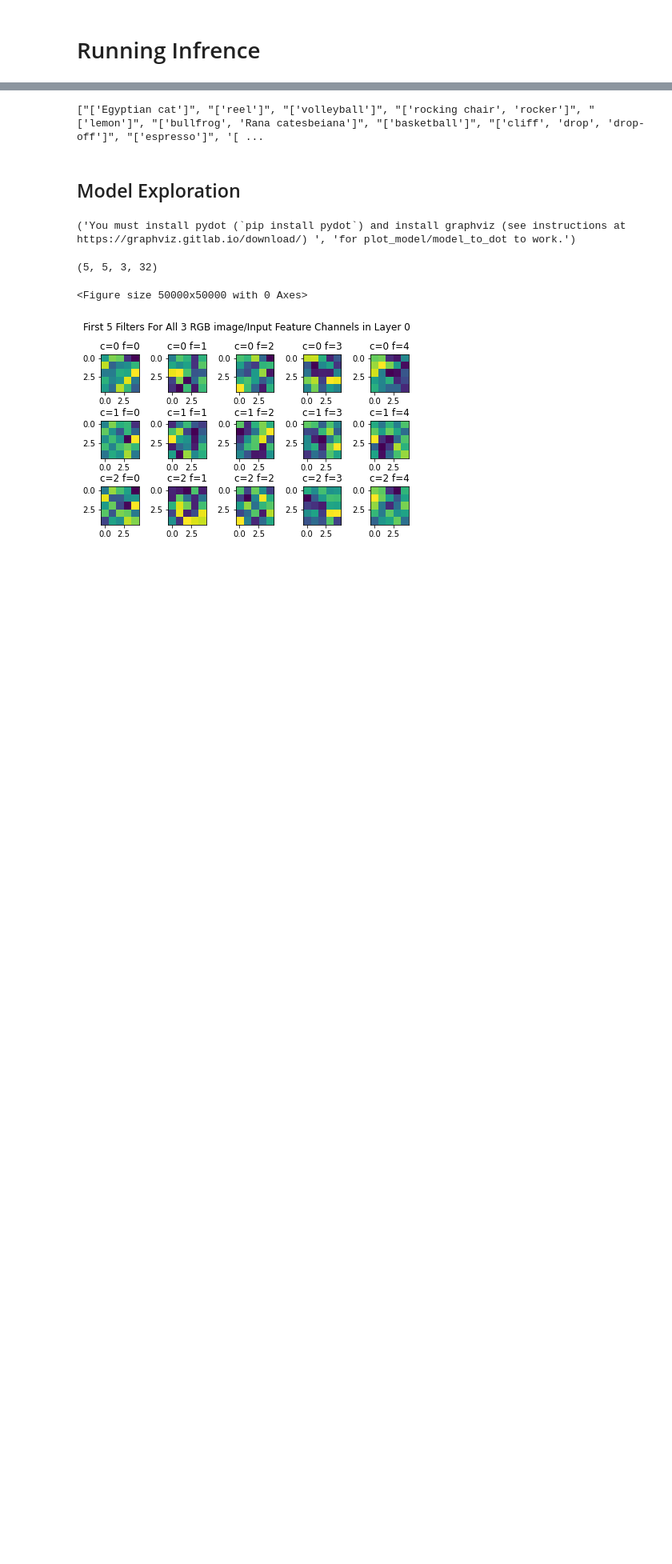
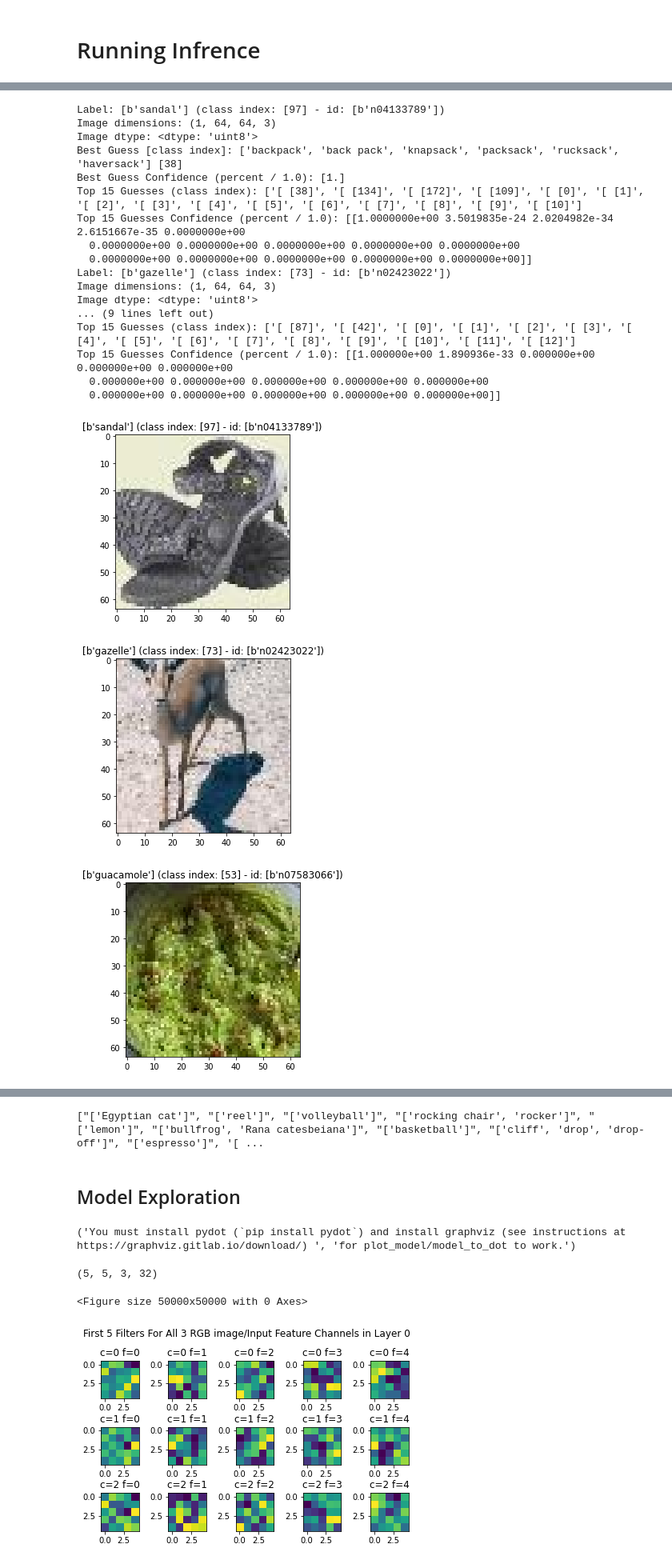
Before and after one commit to owenhenning/cpre487, a Jupyter notebook: lab01/487_lab1_Q.ipynb, the cells around one changed output, grey strips where cells are left out. Shown at 80% size. Drawn from its saved outputs; the diff is of its cells as text; code cells hidden in the pictures; blank space fills up the shorter version.

```diff
--- a/lab01/487_lab1_Q.ipynb
+++ b/lab01/487_lab1_Q.ipynb
@@ -191,10 +191,12 @@ for index, img_data in enumerate(sample_imgs):
     img_file = open(os.path.join(img_dir, f'image_{index}.bin'), 'wb')
 
     # TODO: Your Code Here
-    sample_imgs.append(img_data)
-    image, label, id, label_name = img_data["image"], img_data["label"], img_data["id"], img_data["metadata"]['label_name']
 
-    img_file.write()
+    array = image.numpy()
+    flatArr = np.ndarray.flatten(array)
+    binary = np.vectorize(np.binary_repr)(flatArr)
+
+    img_file.write(binary)
 
     img_file.close()
 
@@ -213,9 +215,13 @@ metadata_file.close()
 model_path = os.path.abspath("CNN_TinyImageNet_2.h5")
 
 # TODO: Your Code Here
-#model =
+model = tf.keras.models.load_model(model_path)
+
 
 # TODO: Print a summary of the model
 # NOTE: https://www.tensorflow.org/versions/r2.6/api_docs/python/tf/keras/Model
 
 # TODO: Your Code Here
+
+
+model.summary()
@@ -288,0 +276,64 @@ Top 10: 1183.1147164536742
+# %%
+# TODO: Run infrence for our previous 3 sample images
+
+# TODO: Your Code Here
+
+
+for index, img_data in enumerate(sample_imgs):
+    img_info(img_data)
+    print(f'Image dimensions: {image.shape}')
+    print(f'Image dtype: {image.dtype}')
+
+    # Make a prediction
+    pred = model.predict(img_data["image"])
+    # print(f'Raw 200 Class Weighted Prediction:\n{pred}') # Uncomment to see the raw prediction
+
+    # What is out best guess?
+    best_guess = tf.math.argmax(pred, axis=1).numpy() # Our output is 200 weighted value, we want the most likely
+    print(f'Best Guess [class index]: {class_names[best_guess[0]]} [{best_guess[0]}]')
+    print(f'Best Guess Confidence (percent / 1.0): {pred[0][best_guess]}')
+
+    # What are our top 15 guesses?
+    top_15 = tf.math.top_k(pred, k=15)
+    print(f'Top 15 Guesses (class index): {[f"{class_names[idx][0]} [{idx}]" for idx in top_15.indices[0]]}')
+    print(f'Top 15 Guesses Confidence (percent / 1.0): {top_15.values}')
+
+
+
+# for example in ds_val.batch(1).take(3):
+#     img_info(example)
+
+#     # Make a prediction
+#     pred = model.predict(example["image"])
+#     # print(f'Raw 200 Class Weighted Prediction:\n{pred}') # Uncomment to see the raw prediction
+
+#     # What is out best guess?
+#     best_guess = tf.math.argmax(pred, axis=1).numpy() # Our output is 200 weighted value, we want the most likely
+#     print(f'Best Guess [class index]: {class_names[best_guess[0]]} [{best_guess[0]}]')
+#     print(f'Best Guess Confidence (percent / 1.0): {pred[0][best_guess]}')
+
+#     # What are our top 15 guesses?
+#     top_15 = tf.math.top_k(pred, k=15)
+#     print(f'Top 15 Guesses (class index): {[f"{class_names[idx][0]} [{idx}]" for idx in top_15.indices[0]]}')
+#     print(f'Top 15 Guesses Confidence (percent / 1.0): {top_15.values}')
+# %% [output]
+Label: [b'sandal'] (class index: [97] - id: [b'n04133789'])
+Image dimensions: (1, 64, 64, 3)
+Image dtype: <dtype: 'uint8'>
+Best Guess [class index]: ['backpack', 'back pack', 'knapsack', 'packsack', 'rucksack', 'haversack'] [38]
+Best Guess Confidence (percent / 1.0): [1.]
+Top 15 Guesses (class index): ['[ [38]', '[ [134]', '[ [172]', '[ [109]', '[ [0]', '[ [1]', '[ [2]', '[ [3]', '[ [4]', '[ [5]', '[ [6]', '[ [7]', '[ [8]', '[ [9]', '[ [10]']
+Top 15 Guesses Confidence (percent / 1.0): [[1.0000000e+00 3.5019835e-24 2.0204982e-34 2.6151667e-35 0.0000000e+00
+  0.0000000e+00 0.0000000e+00 0.0000000e+00 0.0000000e+00 0.0000000e+00
+  0.0000000e+00 0.0000000e+00 0.0000000e+00 0.0000000e+00 0.0000000e+00]]
+Label: [b'gazelle'] (class index: [73] - id: [b'n02423022'])
+Image dimensions: (1, 64, 64, 3)
+Image dtype: <dtype: 'uint8'>
+... (9 lines left out)
+Top 15 Guesses (class index): ['[ [87]', '[ [42]', '[ [0]', '[ [1]', '[ [2]', '[ [3]', '[ [4]', '[ [5]', '[ [6]', '[ [7]', '[ [8]', '[ [9]', '[ [10]', '[ [11]', '[ [12]']
+Top 15 Guesses Confidence (percent / 1.0): [[1.000000e+00 1.890936e-33 0.000000e+00 0.000000e+00 0.000000e+00
+  0.000000e+00 0.000000e+00 0.000000e+00 0.000000e+00 0.000000e+00
+  0.000000e+00 0.000000e+00 0.000000e+00 0.000000e+00 0.000000e+00]]
+[figure, added]
+[figure, added]
+[figure, added]
```
Also changed, not shown: parts of 7 cells of this notebook, 5 other files.
